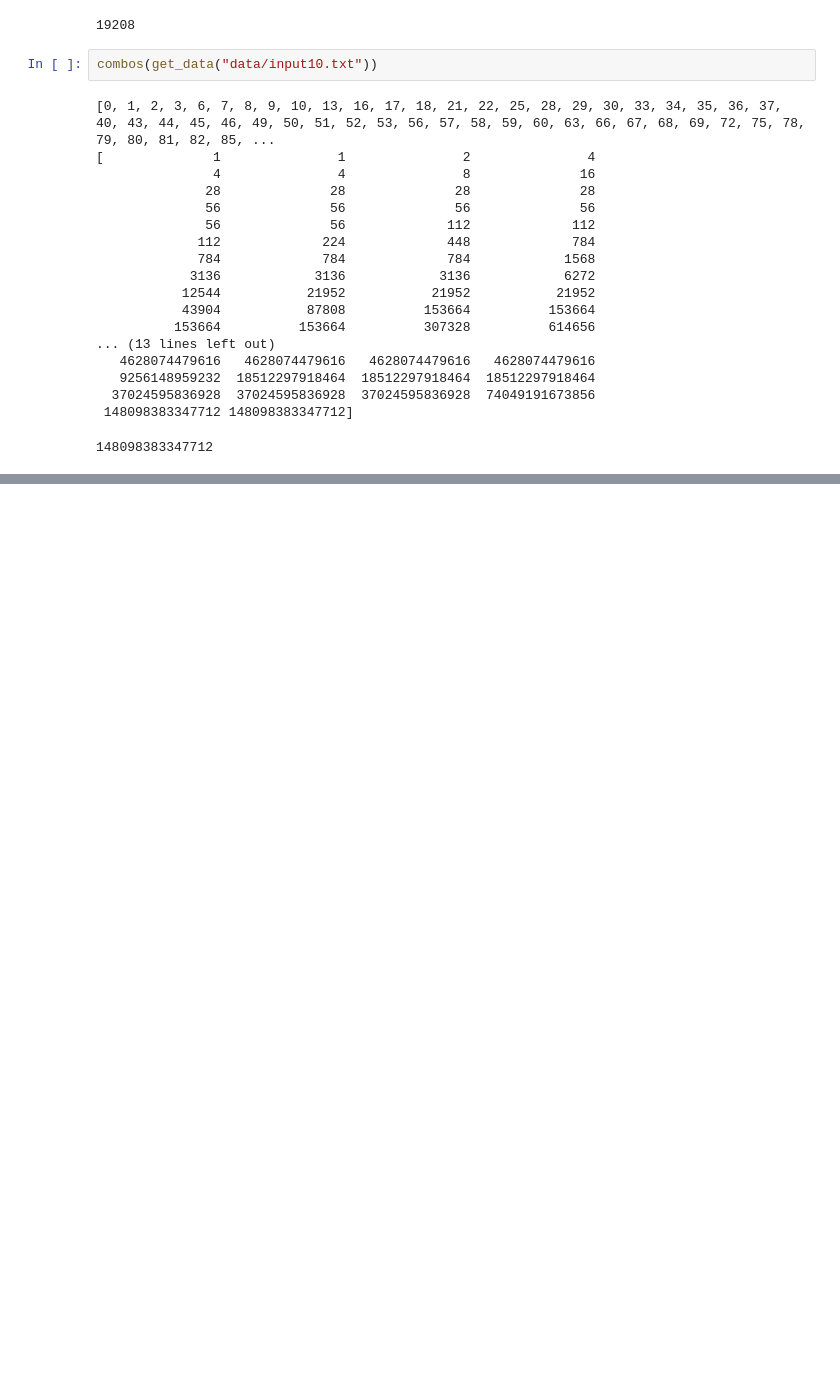
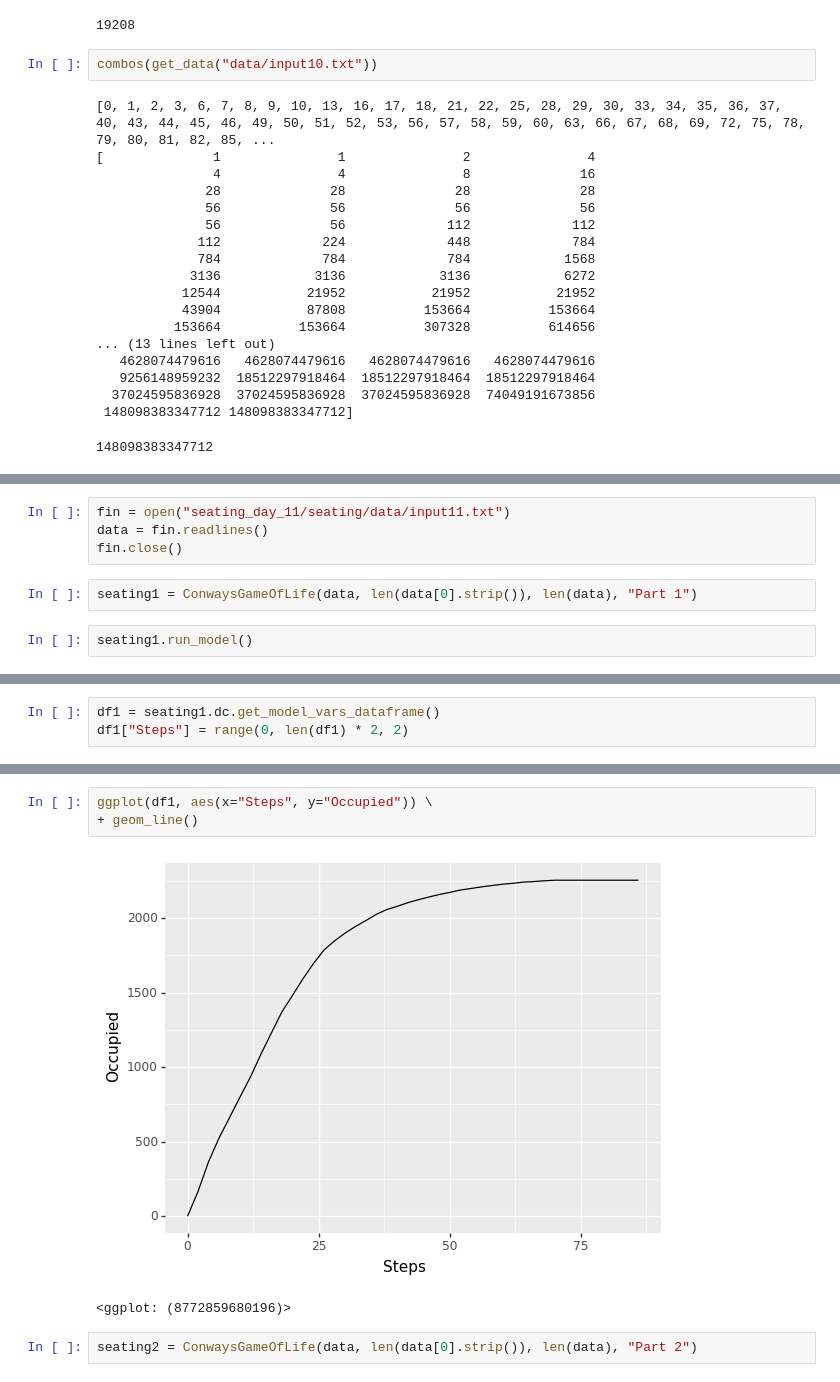
Before and after one commit to mgoadric/AdventOfCode, a Jupyter notebook: 2020/Advent of Code 2020 Solutions.ipynb, the cells around one changed output, grey strips where cells are left out. Saved outputs shown, nothing was run; the diff lists cells and outputs as text; blank space fills up the shorter version.

Commit message:
Model and Graph in jupyter

```diff
--- a/2020/Advent of Code 2020 Solutions.ipynb
+++ b/2020/Advent of Code 2020 Solutions.ipynb
@@ -897,0 +1085,8 @@ combos(get_data("data/input10.txt"))
+# %%
+fin = open("seating_day_11/seating/data/input11.txt")
+data = fin.readlines()
+fin.close()
+# %%
+seating1 = ConwaysGameOfLife(data, len(data[0].strip()), len(data), "Part 1")
+# %%
+seating1.run_model()
@@ -897,0 +1111,3 @@ combos(get_data("data/input10.txt"))
+# %%
+df1 = seating1.dc.get_model_vars_dataframe()
+df1["Steps"] = range(0, len(df1) * 2, 2)
@@ -897,0 +1134,8 @@ combos(get_data("data/input10.txt"))
+# %%
+ggplot(df1, aes(x="Steps", y="Occupied")) \
++ geom_line()
+# %% [output]
+[figure, added]
+<ggplot: (8772859680196)>
+# %%
+seating2 = ConwaysGameOfLife(data, len(data[0].strip()), len(data), "Part 2")
```
Also changed, not shown: parts of 10 cells of this notebook, 1 other file.
